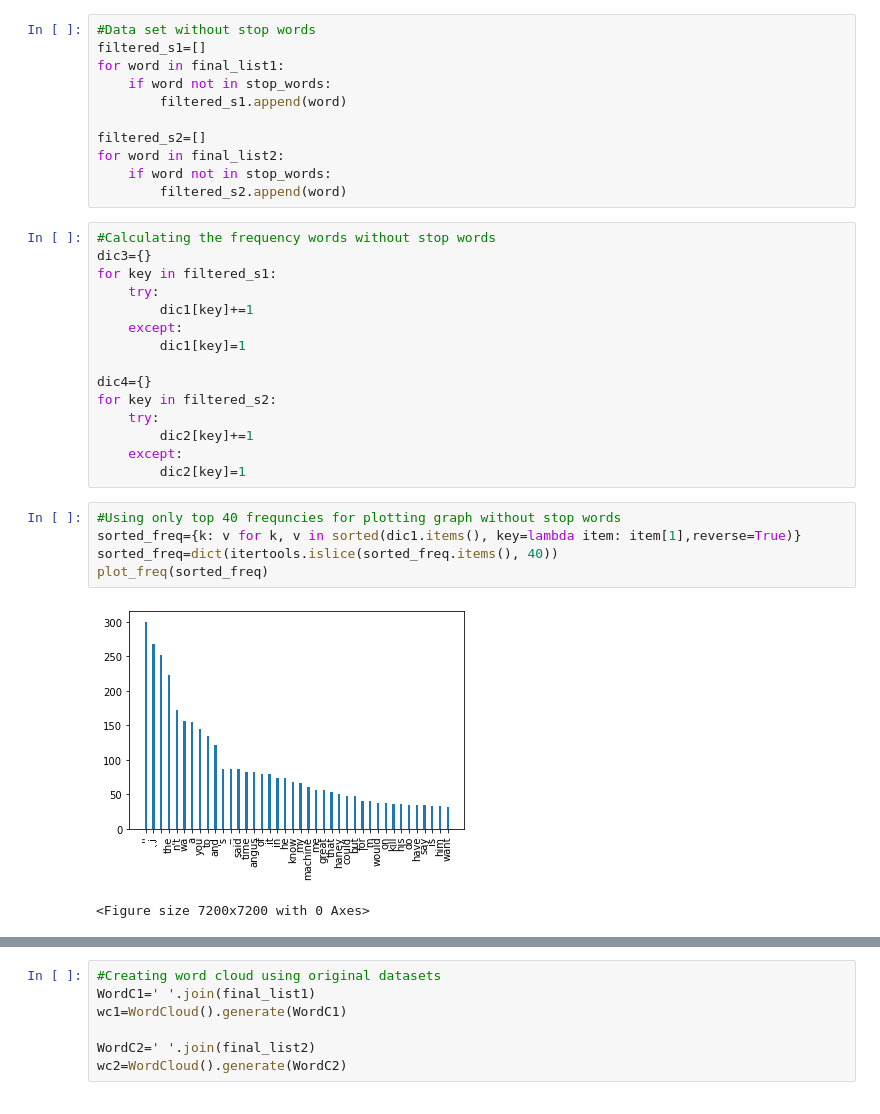
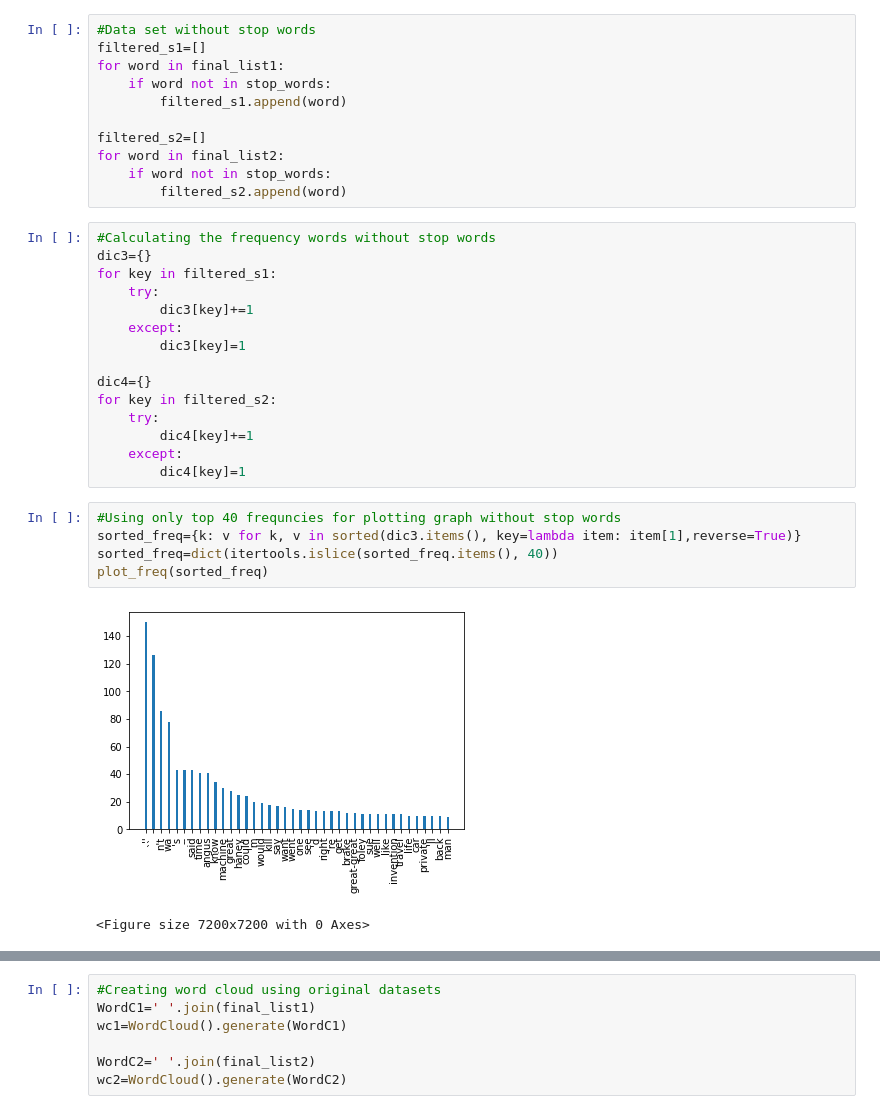
Before and after one commit to LonEwolF-12/NLP_Project_Soul_Group, a Jupyter notebook: NLP_Project_1.ipynb, the cells around one changed output, grey strips where cells are left out. Drawn from its saved outputs; the diff is of its cells as text.

```diff
--- a/NLP_Project_1.ipynb
+++ b/NLP_Project_1.ipynb
@@ -167,22 +167,22 @@ for word in final_list2:
 dic3={}
 for key in filtered_s1:
     try:
-        dic1[key]+=1
+        dic3[key]+=1
     except:
-        dic1[key]=1
+        dic3[key]=1
 
 dic4={}
 for key in filtered_s2:
     try:
-        dic2[key]+=1
+        dic4[key]+=1
     except:
-        dic2[key]=1
+        dic4[key]=1
 # %%
 #Using only top 40 frequncies for plotting graph without stop words
-sorted_freq={k: v for k, v in sorted(dic1.items(), key=lambda item: item[1],reverse=True)}
+sorted_freq={k: v for k, v in sorted(dic3.items(), key=lambda item: item[1],reverse=True)}
 sorted_freq=dict(itertools.islice(sorted_freq.items(), 40))
 plot_freq(sorted_freq)
 # %% [output]
-[figure, old version]
+[figure, new version]
 <Figure size 7200x7200 with 0 Axes>
 # %%
```
Also changed, not shown: parts of 6 cells of this notebook.
